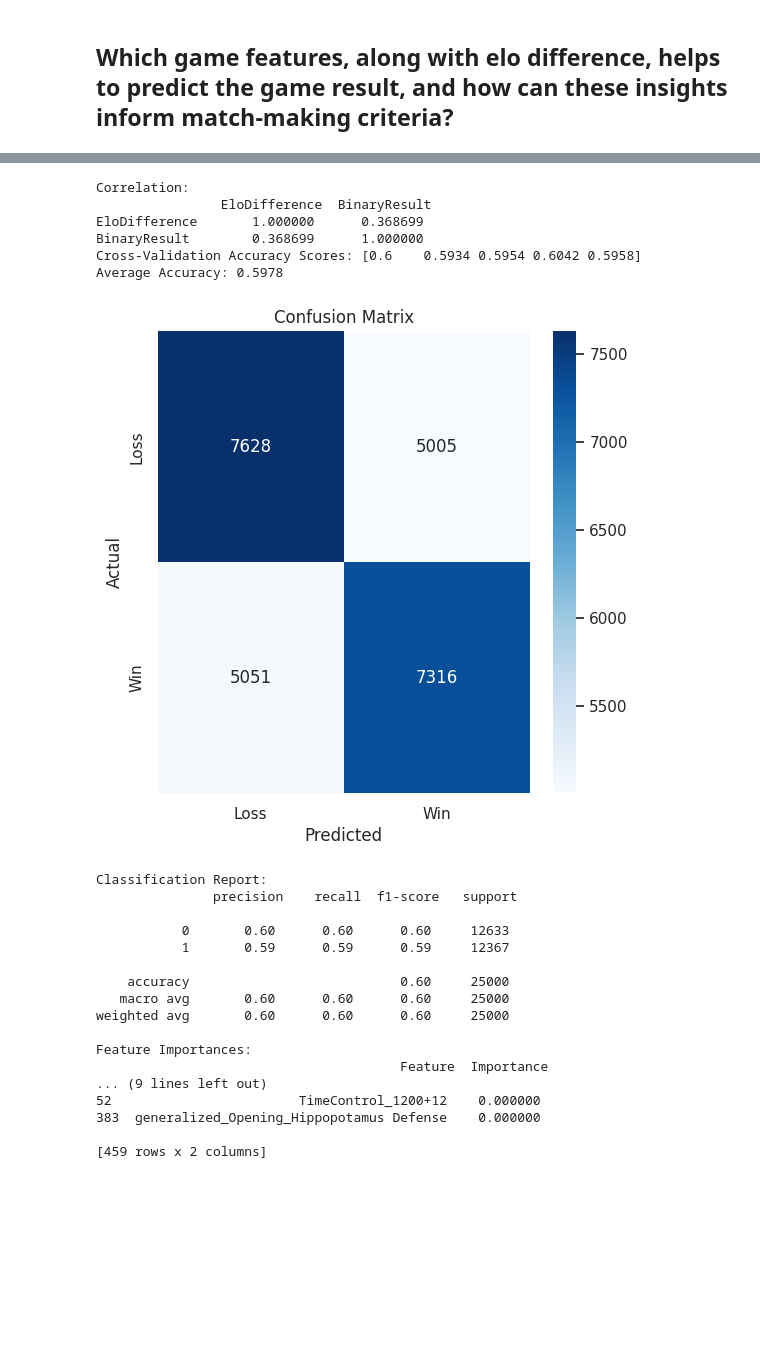
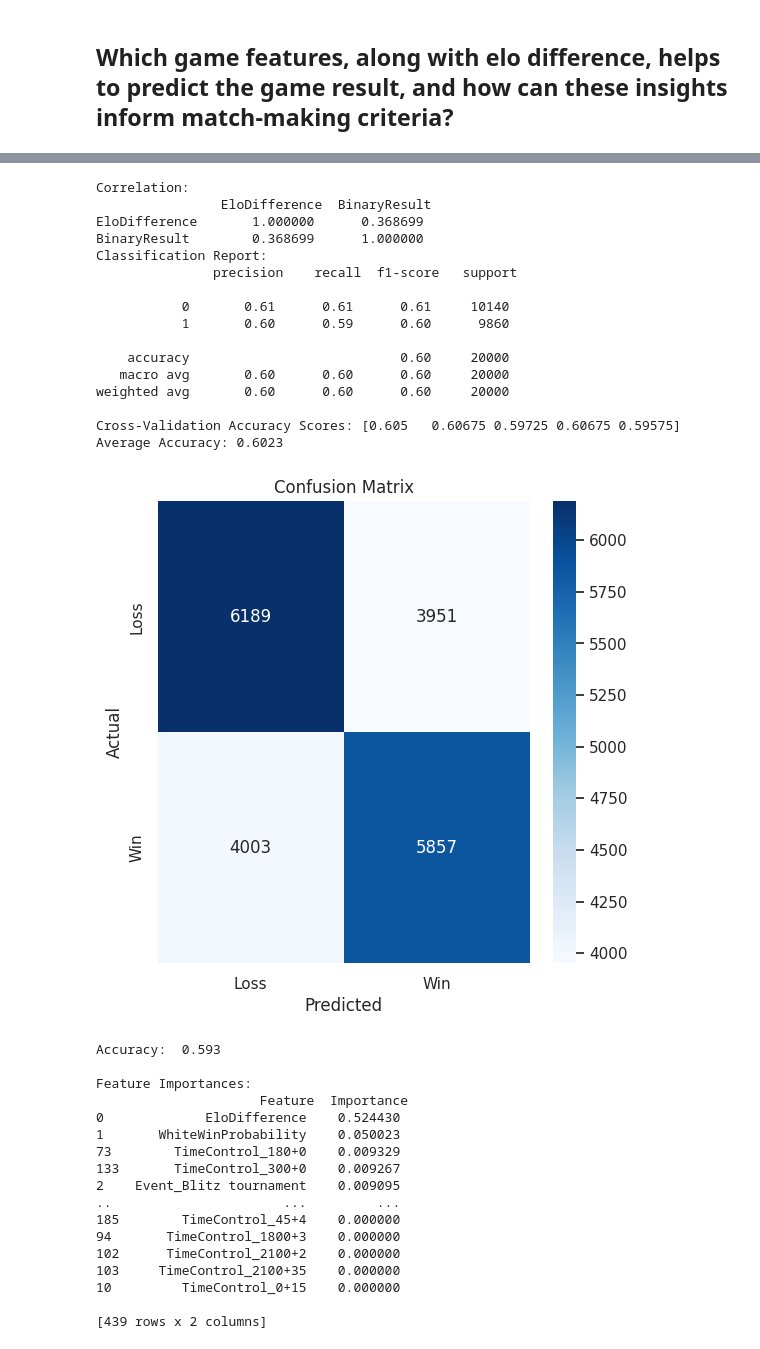
Before and after one commit to ktranfaglia1/DSCI470, a Jupyter notebook: TheProject/ChessAnalysis.ipynb, the cells around one changed output, grey strips where cells are left out. Cells and saved outputs as stored; diff of their text form; code cells hidden in the pictures; blank space fills up the shorter version.

Commit message:
Small change to rf model

```diff
--- a/TheProject/ChessAnalysis.ipynb
+++ b/TheProject/ChessAnalysis.ipynb
@@ -755,6 +755,16 @@ correlation = df_chess_encoded[['EloDifference', 'BinaryResult']].corr()
 print("Correlation:\n", correlation)
 
 '''Use one-hot encoding and further prepare data for model training and testing, then train and test a random forest model, then determine the feature importances'''
+# Calculate White win probability by EloDiffBin
+white_win_probs_by_diff = (
+    df_chess[df_chess['Result'] == '1-0']  # Filter only White wins
+    .groupby('EloDiffBin', observed=False)['BinaryResult']
+    .mean()
+)
+
+# Fill NaN values with 0 if there are EloDiffBins with no White wins
+df_chess['WhiteWinProbability'] = df_chess['EloDiffBin'].map(white_win_probs_by_diff).fillna(0)
+
 # For testing purposes, use a smaller subset of the data
 df_chess_small = df_chess.sample(n=20000, random_state=42)  # Use a subset
 
@@ -762,7 +772,7 @@ df_chess_small = df_chess.sample(n=20000, random_state=42)  # Use a subset
 df_chess_encoded = pd.get_dummies(df_chess_small, columns=['Event', 'TimeControl', 'generalized_Opening'], drop_first=True)
 
 # Prepare features and target for Random Forest
-X = df_chess_encoded[['EloDifference'] +
+X = df_chess_encoded[['EloDifference', 'WhiteWinProbability'] +
                      [col for col in df_chess_encoded.columns if
                       col.startswith('Event_') or
                       col.startswith('TimeControl_') or
@@ -776,54 +786,63 @@ X_train, X_test, y_train, y_test = train_test_split(X, y, test_size=0.3, random_
 model_rf = RandomForestClassifier(random_state=42, n_jobs=-1)
 model_rf.fit(X_train, y_train)
 
 # Perform cross-validation and get predictions and calculate accuracy using cross-validation scores
 y_pred = cross_val_predict(model_rf, X, y, cv=5)  # 3-fold cross-validation for speed
 cv_scores = cross_val_score(model_rf, X, y, cv=5, scoring='accuracy')
+print("Classification Report:\n", classification_report(y, y_pred))
 print(f"Cross-Validation Accuracy Scores: {cv_scores}")
 print(f"Average Accuracy: {cv_scores.mean():.4f}")
+print("Accuracy Score: ", accuracy_score(y_test, model_rf.predict(X_test)))
 
 # Confusion Matrix
 cm = confusion_matrix(y, y_pred)
 
 # Plot confusion matrix
 plt.figure(figsize=(6, 6))
 sns.heatmap(cm, annot=True, fmt="d", cmap="Blues", xticklabels=["Loss", "Win"], yticklabels=["Loss", "Win"])
 plt.title("Confusion Matrix")
 plt.xlabel("Predicted")
 plt.ylabel("Actual")
 plt.show()
 
-# Classification Report (Precision, Recall, F1-score)
-print("Classification Report:\n", classification_report(y, y_pred))
-
 # Get feature importance
 feature_importances = model_rf.feature_importances_
 features = X.columns
 feature_importance_df = pd.DataFrame({'Feature': features, 'Importance': feature_importances})
-print("Feature Importances:\n", feature_importance_df.sort_values(by='Importance', ascending=False))
+print("\nFeature Importances:\n", feature_importance_df.sort_values(by='Importance', ascending=False))
 # %% [output]
 [figure]
 Correlation:
                 EloDifference  BinaryResult
 EloDifference       1.000000      0.368699
 BinaryResult        0.368699      1.000000
-Cross-Validation Accuracy Scores: [0.6    0.5934 0.5954 0.6042 0.5958]
-Average Accuracy: 0.5978
+Classification Report:
+               precision    recall  f1-score   support
+
+           0       0.61      0.61      0.61     10140
+           1       0.60      0.59      0.60      9860
+
+    accuracy                           0.60     20000
+   macro avg       0.60      0.60      0.60     20000
+weighted avg       0.60      0.60      0.60     20000
+
+Cross-Validation Accuracy Scores: [0.605   0.60675 0.59725 0.60675 0.59575]
+Average Accuracy: 0.6023
-[figure, old version]
+[figure, new version]
-Classification Report:
-               precision    recall  f1-score   support
-
-           0       0.60      0.60      0.60     12633
-           1       0.59      0.59      0.59     12367
-
-    accuracy                           0.60     25000
-   macro avg       0.60      0.60      0.60     25000
-weighted avg       0.60      0.60      0.60     25000
+Accuracy:  0.593
 
 Feature Importances:
-                                       Feature  Importance
-... (9 lines left out)
-52                        TimeControl_1200+12    0.000000
-383  generalized_Opening_Hippopotamus Defense    0.000000
+                     Feature  Importance
+0             EloDifference    0.524430
+1       WhiteWinProbability    0.050023
+73        TimeControl_180+0    0.009329
+133       TimeControl_300+0    0.009267
+2    Event_Blitz tournament    0.009095
+..                      ...         ...
+185        TimeControl_45+4    0.000000
+94       TimeControl_1800+3    0.000000
+102      TimeControl_2100+2    0.000000
+103     TimeControl_2100+35    0.000000
+10         TimeControl_0+15    0.000000
 
-[459 rows x 2 columns]
+[439 rows x 2 columns]
```
Also changed, not shown: parts of 1 cell of this notebook.
